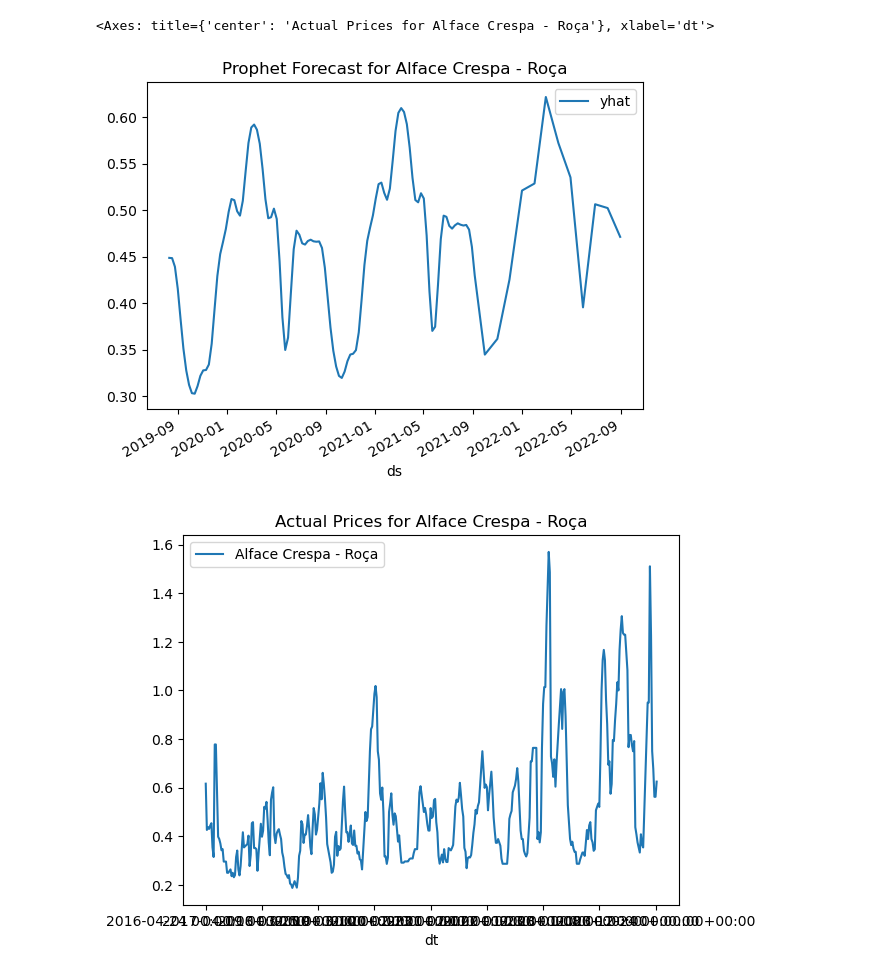
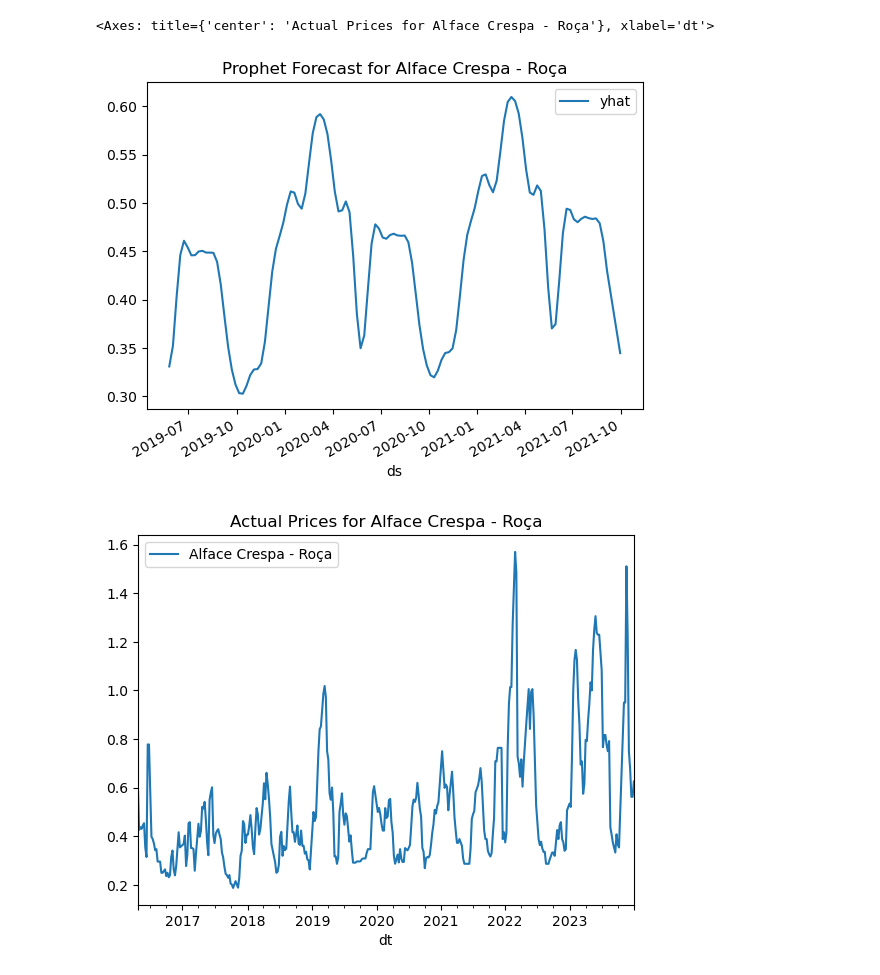
Before and after one commit to Patrick448/time-series-analysis, a Jupyter notebook: Notebooks/Part 2/2025-06-03-Prophet-test.ipynb, the cells around one changed output. Saved outputs shown, nothing was run; the diff lists cells and outputs as text; code cells hidden in the pictures.

```diff
--- a/Notebooks/Part 2/2025-06-03-Prophet-test.ipynb
+++ b/Notebooks/Part 2/2025-06-03-Prophet-test.ipynb
@@ -17,7 +17,7 @@ model = Prophet()
 model.fit(prophet_data)
 
 # Forecasting
-future = model.make_future_dataframe(periods=12, freq='M')
+future = model.make_future_dataframe(periods=1, freq='M')
 forecast = model.predict(future)
 
 # Extract forecasted values
@@ -33,7 +33,8 @@ Prophet MAE: 0.28643172594436395
 # %%
 forecast_values[['ds', 'yhat']].plot(x='ds', y='yhat', title='Prophet Forecast for Alface Crespa - Roça')
+price_weather_df.dt = pd.to_datetime(price_weather_df.dt).dt.tz_localize(None)
 price_weather_df[['dt', 'Alface Crespa - Roça']].plot(x='dt', y='Alface Crespa - Roça', title='Actual Prices for Alface Crespa - Roça')
 # %% [output]
 <Axes: title={'center': 'Actual Prices for Alface Crespa - Roça'}, xlabel='dt'>
-[figure, old version]
+[figure, new version]
-[figure, old version]
+[figure, new version]
```
Also changed, not shown: parts of 1 cell of this notebook, 9 other files.
